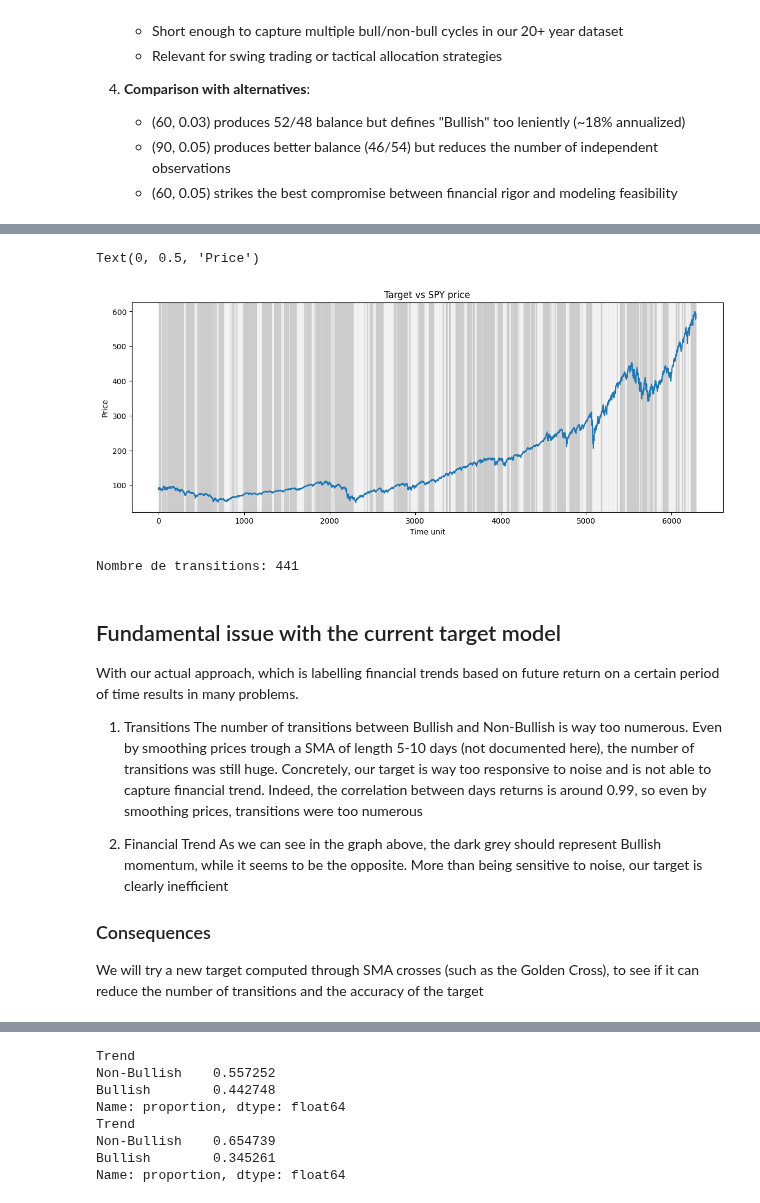
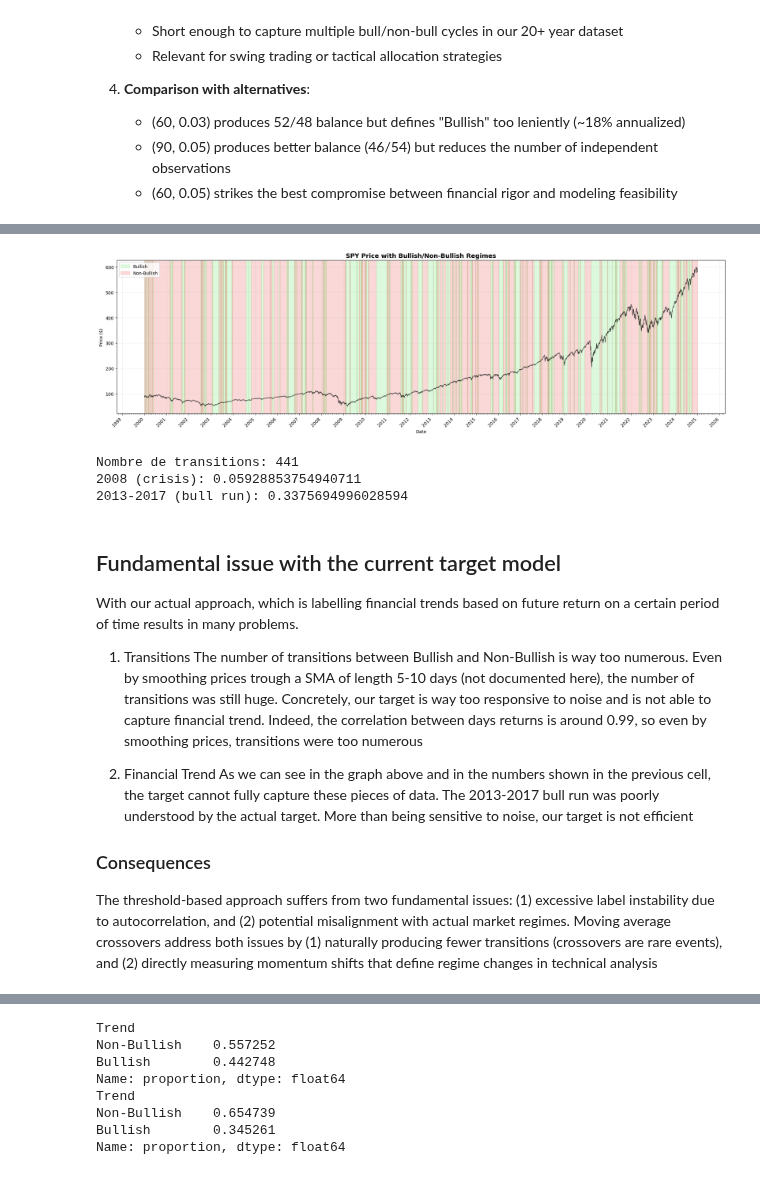
Before and after one commit to Bissapinho/Trend-classifier, a Jupyter notebook: notebooks/target_testing.ipynb, the cells around one changed output, grey strips where cells are left out. Drawn from its saved outputs; the diff is of its cells as text; code cells hidden in the pictures.

Commit message:
NEw target tests

```diff
--- a/notebooks/target_testing.ipynb
+++ b/notebooks/target_testing.ipynb
@@ -99,35 +99,70 @@ df1.head()
 | 4 | 2000-01-07 00:00:00-05:00 | 88.388644 | 91.813950 | 88.231158 | 91.813950 | 8066500 | NaN | NaN | 89.284727 | 0.058077 | 0.056453 | ... |
 # %%
 import matplotlib.pyplot as plt
-import numpy as np
+import matplotlib.patches as mpatches
+import matplotlib.dates as mdates
 
-fig, ax = plt.subplots(figsize = (14,5))
-ax.plot(df1['Close'])
+fig, ax = plt.subplots(figsize=(20, 6))
 
-colors = {'Bullish': '0.95',
-          'Non-Bullish': '0.8'}
+ax.plot(df1['Date'], df1['Close'], color='black', linewidth=1, alpha=0.7)
 
-label = df1['Trend'][0]
-i = 0
-for index, row in df1.iterrows():
-    if row['Trend'] != label:
-        ax.axvspan(i, index, color=colors[label])
-        label = row['Trend']
-        i = index
+# Colors labels
+colors = {
+    'Bullish': 'lightgreen',
+    'Non-Bullish': 'lightcoral'
+}
 
-ax.axvspan(i, df1.index[-1], color=colors[label])
+#Colored zones and dates
+label = df1['Trend'].iloc[0]
+start_date = df1['Date'].iloc[0]
 
-ax.set_title('Target vs SPY price')
-ax.set_xlabel('Time unit')
-ax.set_ylabel('Price')
+for i in range(1, len(df1)):
+    if df1['Trend'].iloc[i] != label:
+        ax.axvspan(start_date, df1['Date'].iloc[i],
+                   color=colors[label], alpha=0.3)
+        label = df1['Trend'].iloc[i]
+        start_date = df1['Date'].iloc[i]
+
+ax.axvspan(start_date, df1['Date'].iloc[-1],
+           color=colors[label], alpha=0.3)
+
+
+ax.xaxis.set_major_locator(mdates.YearLocator())
+ax.xaxis.set_major_formatter(mdates.DateFormatter('%Y'))
+ax.xaxis.set_minor_locator(mdates.MonthLocator())
+
+#Label rotation
+plt.setp(ax.xaxis.get_majorticklabels(), rotation=45, ha='right')
+
+
+ax.set_title('SPY Price with Bullish/Non-Bullish Regimes', fontsize=14, fontweight='bold')
+ax.set_xlabel('Date')
+ax.set_ylabel('Price ($)')
+
+
+bullish_patch = mpatches.Patch(color='lightgreen', alpha=0.3, label='Bullish')
+bearish_patch = mpatches.Patch(color='lightcoral', alpha=0.3, label='Non-Bullish')
+ax.legend(handles=[bullish_patch, bearish_patch], loc='upper left')
+
+
+ax.grid(True, alpha=0.3, linestyle='--')
+
+plt.tight_layout()
 # %% [output]
-Text(0, 0.5, 'Price')
-[figure, old version]
+[figure, new version]
 # %%
 transitions = (df1['Trend'] != df1['Trend'].shift(1)).sum()
 print(f"Nombre de transitions: {transitions}")
+
+#Should be non-bullish (~0%)
+print("2008 (crisis):", (df1[df1['Date'].dt.year == 2008]['Trend'] == 'Bullish').mean())
+
+#Should be non-bullish (~50%)
+print("2013-2017 (bull run):", (df1[df1['Date'].dt.year.isin([2013,2014,2015,2016,2017])]['Trend'] == 'Bullish').mean())
 # %% [output]
 Nombre de transitions: 441
+2008 (crisis): 0.05928853754940711
+2013-2017 (bull run): 0.3375694996028594
 # %% [markdown]
 ## Fundamental issue with the current target model
 
@@ -137,10 +172,10 @@ With our actual approach, which is labelling financial trends based on future re
 The number of transitions between Bullish and Non-Bullish is way too numerous. Even by smoothing prices trough a SMA of length 5-10 days (not documented here), the number of transitions was still huge. Concretely, our target is way too responsive to noise and is not able to capture financial trend. Indeed, the correlation between days returns is around 0.99, so even by smoothing prices, transitions were too numerous
 
 2. Financial Trend
-As we can see in the graph above, the dark grey should represent Bullish momentum, while it seems to be the opposite. More than being sensitive to noise, our target is clearly inefficient
+As we can see in the graph above and in the numbers shown in the previous cell, the target cannot fully capture these pieces of data. The 2013-2017 bull run was poorly understood by the actual target. More than being sensitive to noise, our target is not efficient
 
 ### Consequences
 
-We will try a new target computed through SMA crosses (such as the Golden Cross), to see if it can reduce the number of transitions and the accuracy of the target
+The threshold-based approach suffers from two fundamental issues: (1) excessive label instability due to autocorrelation, and (2) potential misalignment with actual market regimes. Moving average crossovers address both issues by (1) naturally producing fewer transitions (crossovers are rare events), and (2) directly measuring momentum shifts that define regime changes in technical analysis
 # %%
 configs = [
```
Also changed, not shown: parts of 8 cells of this notebook.
